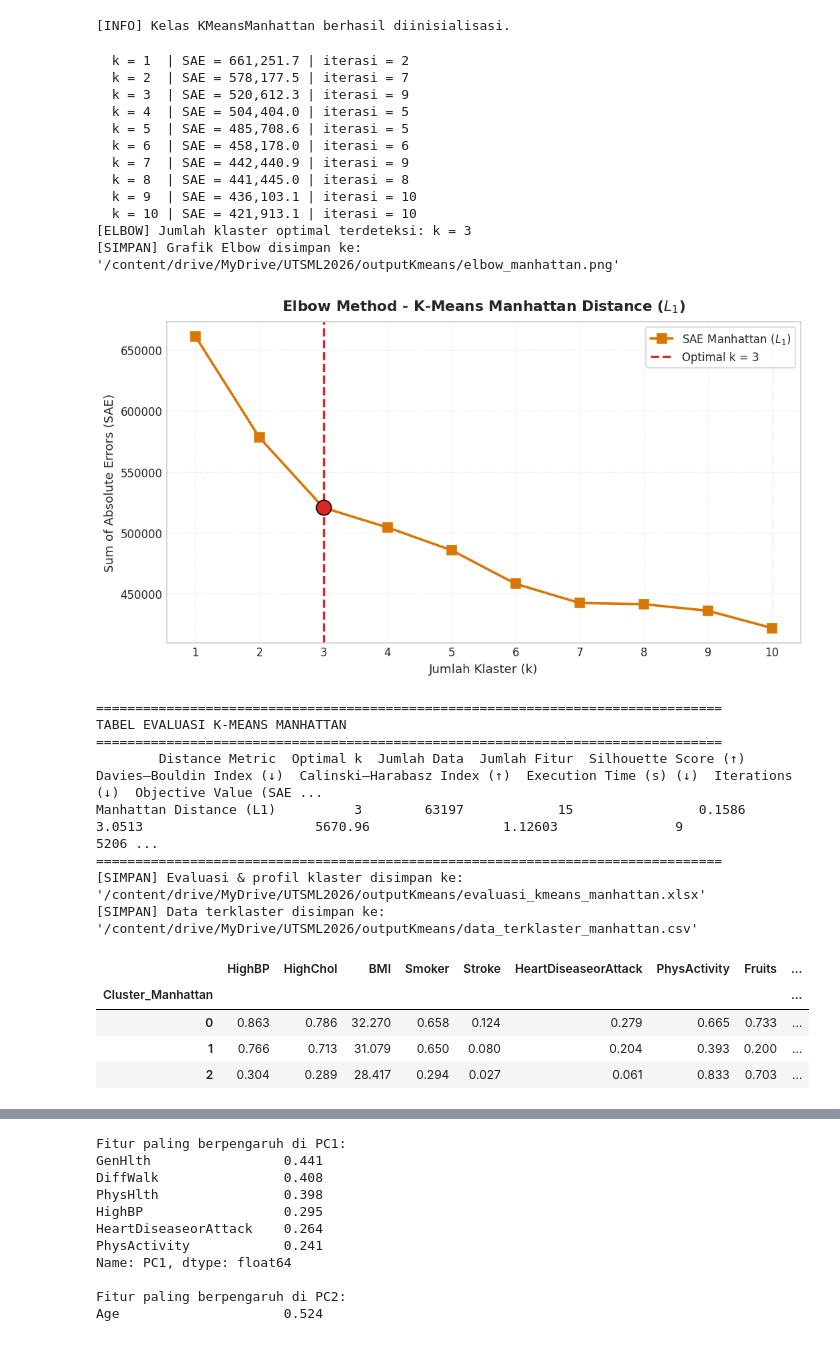
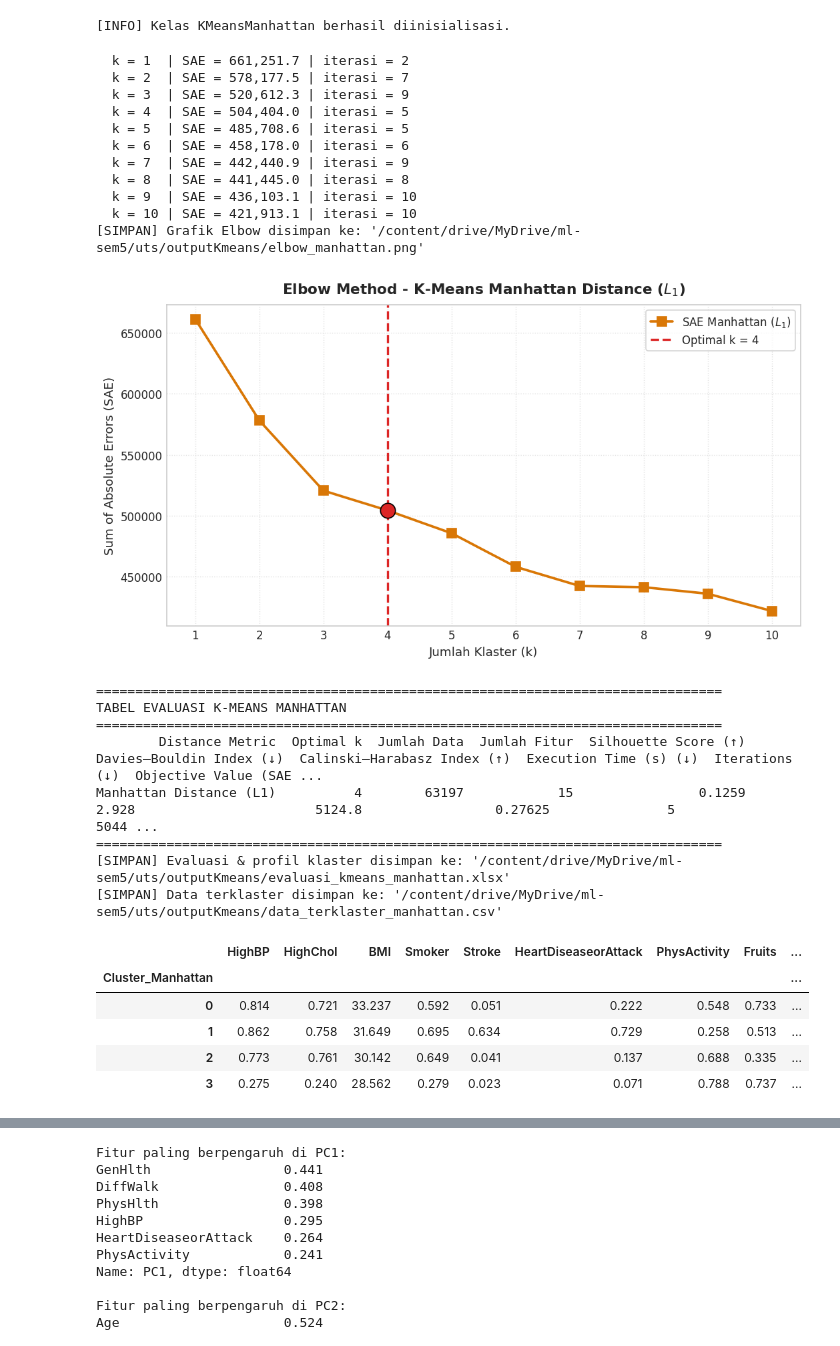
Before and after one commit to Mufliha-Hafsyah/Machine-Learning, a Jupyter notebook: UTS_Klastering/Kmeans_Manhattan.ipynb, the cells around one changed output, grey strips where cells are left out. Cells and saved outputs as stored; diff of their text form; code cells hidden in the pictures.

Commit message:
feat: add K-Means clustering with Manhattan distance

```diff
--- a/UTS_Klastering/Kmeans_Manhattan.ipynb
+++ b/UTS_Klastering/Kmeans_Manhattan.ipynb
@@ -218,39 +218,37 @@ def find_elbow_point(k_vals, inertias):
     ]
     return k_vals[int(np.argmax(dists))]
 
-optimal_k = find_elbow_point(k_range, sae_manhattan)
-print(f"[ELBOW] Jumlah klaster optimal terdeteksi: k = {optimal_k}")
+optimal_k = 4 # menggunakan k=4 untuk menyamakan parameter
 
 plt.figure(figsize=(9, 5))
 plt.plot(k_range, sae_manhattan, marker='s', markersize=8, linewidth=2.2, color='#D97706', label='SAE Manhattan ($L_1$)')
 plt.axvline(x=optimal_k, color='#DC2626', linestyle='--', linewidth=2, label=f'Optimal k = {optimal_k}')
 plt.scatter([optimal_k], [sae_manhattan[optimal_k - 1]], color='#DC2626', s=180, zorder=5, edgecolor='black')
 plt.title('Elbow Method - K-Means Manhattan Distance ($L_1$)', fontsize=13, fontweight='bold', pad=10)
 plt.xlabel('Jumlah Klaster (k)', fontsize=11)
 plt.ylabel('Sum of Absolute Errors (SAE)', fontsize=11)
 plt.xticks(k_range)
 plt.grid(True, linestyle=':', alpha=0.6)
 plt.legend(frameon=True, facecolor='white')
 plt.tight_layout()
 
 elbow_path = os.path.join(OUTPUT_DIR, "elbow_manhattan.png")
 plt.savefig(elbow_path, dpi=300)
 print(f"[SIMPAN] Grafik Elbow disimpan ke: '{elbow_path}'")
 plt.show()
 # %% [output]
   k = 1  | SAE = 661,251.7 | iterasi = 2
   k = 2  | SAE = 578,177.5 | iterasi = 7
   k = 3  | SAE = 520,612.3 | iterasi = 9
   k = 4  | SAE = 504,404.0 | iterasi = 5
   k = 5  | SAE = 485,708.6 | iterasi = 5
   k = 6  | SAE = 458,178.0 | iterasi = 6
   k = 7  | SAE = 442,440.9 | iterasi = 9
   k = 8  | SAE = 441,445.0 | iterasi = 8
   k = 9  | SAE = 436,103.1 | iterasi = 10
   k = 10 | SAE = 421,913.1 | iterasi = 10
-[ELBOW] Jumlah klaster optimal terdeteksi: k = 3
-[SIMPAN] Grafik Elbow disimpan ke: '/content/drive/MyDrive/UTSML2026/outputKmeans/elbow_manhattan.png'
+[SIMPAN] Grafik Elbow disimpan ke: '/content/drive/MyDrive/ml-sem5/uts/outputKmeans/elbow_manhattan.png'
-[figure, old version]
+[figure, new version]
 # %%
 # Klastering Final
 model_manhattan = KMeansManhattan(n_clusters=optimal_k, max_iter=300, tol=1e-4, random_state=RANDOM_STATE)
@@ -302,19 +300,20 @@ print(f"[SIMPAN] Data terklaster disimpan ke: '{csv_path}'")
 TABEL EVALUASI K-MEANS MANHATTAN
 ================================================================================
         Distance Metric  Optimal k  Jumlah Data  Jumlah Fitur  Silhouette Score (↑)  Davies–Bouldin Index (↓)  Calinski–Harabasz Index (↑)  Execution Time (s) (↓)  Iterations (↓)  Objective Value (SAE ...
-Manhattan Distance (L1)          3        63197            15                0.1586                    3.0513                      5670.96                 1.12603               9                  5206 ...
+Manhattan Distance (L1)          4        63197            15                0.1259                     2.928                       5124.8                 0.27625               5                  5044 ...
 ================================================================================
-[SIMPAN] Evaluasi & profil klaster disimpan ke: '/content/drive/MyDrive/UTSML2026/outputKmeans/evaluasi_kmeans_manhattan.xlsx'
-[SIMPAN] Data terklaster disimpan ke: '/content/drive/MyDrive/UTSML2026/outputKmeans/data_terklaster_manhattan.csv'
+[SIMPAN] Evaluasi & profil klaster disimpan ke: '/content/drive/MyDrive/ml-sem5/uts/outputKmeans/evaluasi_kmeans_manhattan.xlsx'
+[SIMPAN] Data terklaster disimpan ke: '/content/drive/MyDrive/ml-sem5/uts/outputKmeans/data_terklaster_manhattan.csv'
 # %%
 # Profil Tiap Klaster
 profil
 # %% [output]
 |  | HighBP | HighChol | BMI | Smoker | Stroke | HeartDiseaseorAttack | PhysActivity | Fruits | ... |
 | Cluster_Manhattan |  |  |  |  |  |  |  |  | ... |
-| 0 | 0.863 | 0.786 | 32.270 | 0.658 | 0.124 | 0.279 | 0.665 | 0.733 | ... |
-| 1 | 0.766 | 0.713 | 31.079 | 0.650 | 0.080 | 0.204 | 0.393 | 0.200 | ... |
-| 2 | 0.304 | 0.289 | 28.417 | 0.294 | 0.027 | 0.061 | 0.833 | 0.703 | ... |
+| 0 | 0.814 | 0.721 | 33.237 | 0.592 | 0.051 | 0.222 | 0.548 | 0.733 | ... |
+| 1 | 0.862 | 0.758 | 31.649 | 0.695 | 0.634 | 0.729 | 0.258 | 0.513 | ... |
+| 2 | 0.773 | 0.761 | 30.142 | 0.649 | 0.041 | 0.137 | 0.688 | 0.335 | ... |
+| 3 | 0.275 | 0.240 | 28.562 | 0.279 | 0.023 | 0.071 | 0.788 | 0.737 | ... |
 # %%
 # Visualisasi
 pca = PCA(n_components=2, random_state=RANDOM_STATE)  # PCA ke 2 dimensi
```
Also changed, not shown: parts of 2 cells of this notebook.
